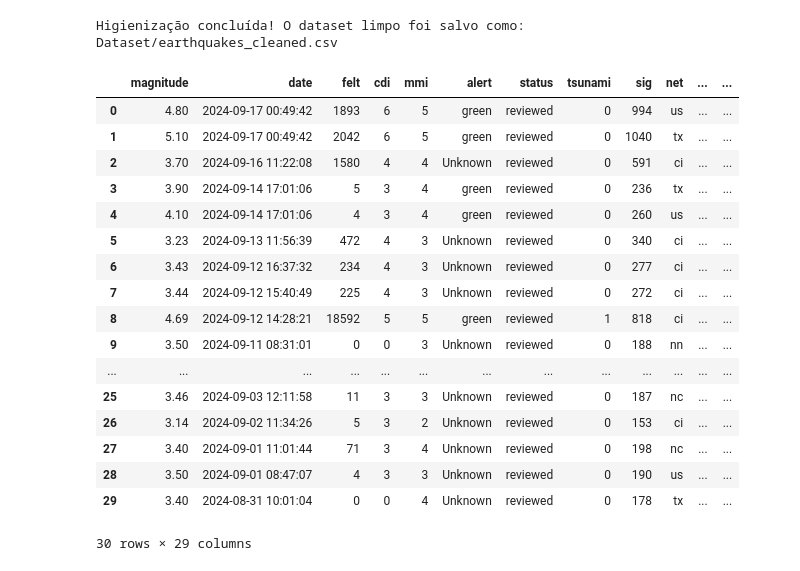
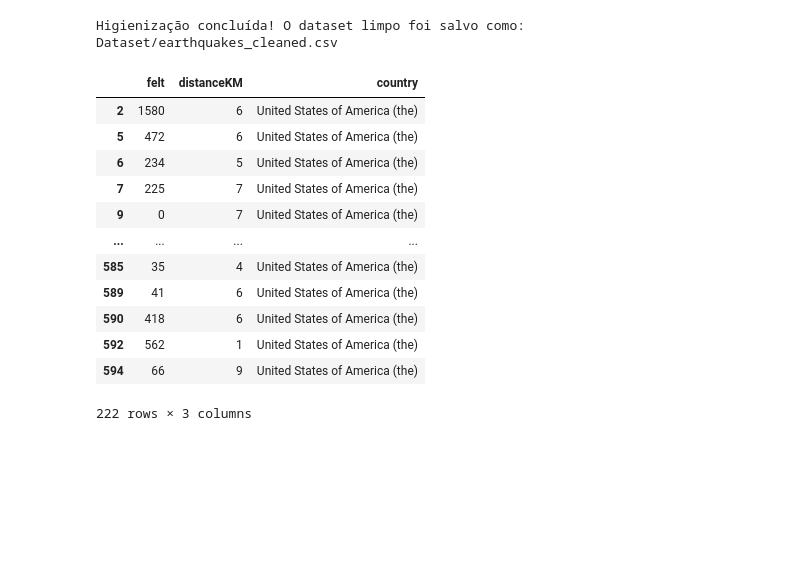
Before and after one commit to Juice-cpp/Earthquake_Model, a Jupyter notebook: EDA.ipynb, the cells around one changed output. Drawn from its saved outputs; the diff is of its cells as text; code cells hidden in the pictures; blank space fills up the shorter version.

```diff
--- a/EDA.ipynb
+++ b/EDA.ipynb
@@ -485,23 +471,19 @@ Higienização concluída! O dataset limpo foi salvo como: Dataset/earthquakes_c
 # %%
 new_df = pd.read_csv("Dataset/earthquakes_cleaned.csv")
 # %%
-new_df[["", ""]].head(30)
+unknown_df = new_df[new_df["alert"] == "Unknown"]
+unknown_df[["felt", "distanceKM", "country"]]
 # %% [output]
-|  | magnitude | date | felt | cdi | mmi | alert | status | tsunami | sig | net | ... | ... |
-| 0 | 4.80 | 2024-09-17 00:49:42 | 1893 | 6 | 5 | green | reviewed | 0 | 994 | us | ... | ... |
-| 1 | 5.10 | 2024-09-17 00:49:42 | 2042 | 6 | 5 | green | reviewed | 0 | 1040 | tx | ... | ... |
-| 2 | 3.70 | 2024-09-16 11:22:08 | 1580 | 4 | 4 | Unknown | reviewed | 0 | 591 | ci | ... | ... |
-| 3 | 3.90 | 2024-09-14 17:01:06 | 5 | 3 | 4 | green | reviewed | 0 | 236 | tx | ... | ... |
-| 4 | 4.10 | 2024-09-14 17:01:06 | 4 | 3 | 4 | green | reviewed | 0 | 260 | us | ... | ... |
-| 5 | 3.23 | 2024-09-13 11:56:39 | 472 | 4 | 3 | Unknown | reviewed | 0 | 340 | ci | ... | ... |
-| 6 | 3.43 | 2024-09-12 16:37:32 | 234 | 4 | 3 | Unknown | reviewed | 0 | 277 | ci | ... | ... |
-| 7 | 3.44 | 2024-09-12 15:40:49 | 225 | 4 | 3 | Unknown | reviewed | 0 | 272 | ci | ... | ... |
-| 8 | 4.69 | 2024-09-12 14:28:21 | 18592 | 5 | 5 | green | reviewed | 1 | 818 | ci | ... | ... |
-| 9 | 3.50 | 2024-09-11 08:31:01 | 0 | 0 | 3 | Unknown | reviewed | 0 | 188 | nn | ... | ... |
-| ... | ... | ... | ... | ... | ... | ... | ... | ... | ... | ... | ... | ... |
-| 25 | 3.46 | 2024-09-03 12:11:58 | 11 | 3 | 3 | Unknown | reviewed | 0 | 187 | nc | ... | ... |
-| 26 | 3.14 | 2024-09-02 11:34:26 | 5 | 3 | 2 | Unknown | reviewed | 0 | 153 | ci | ... | ... |
-| 27 | 3.40 | 2024-09-01 11:01:44 | 71 | 3 | 4 | Unknown | reviewed | 0 | 198 | nc | ... | ... |
-| 28 | 3.50 | 2024-09-01 08:47:07 | 4 | 3 | 3 | Unknown | reviewed | 0 | 190 | us | ... | ... |
-| 29 | 3.40 | 2024-08-31 10:01:04 | 0 | 0 | 4 | Unknown | reviewed | 0 | 178 | tx | ... | ... |
+|  | felt | distanceKM | country |
+| 2 | 1580 | 6 | United States of America (the) |
+| 5 | 472 | 6 | United States of America (the) |
+| 6 | 234 | 5 | United States of America (the) |
+| 7 | 225 | 7 | United States of America (the) |
+| 9 | 0 | 7 | United States of America (the) |
+| ... | ... | ... | ... |
+| 585 | 35 | 4 | United States of America (the) |
+| 589 | 41 | 6 | United States of America (the) |
+| 590 | 418 | 6 | United States of America (the) |
+| 592 | 562 | 1 | United States of America (the) |
+| 594 | 66 | 9 | United States of America (the) |
-30 rows × 29 columns
+222 rows × 3 columns
```
Also changed, not shown: parts of 1 cell of this notebook.
